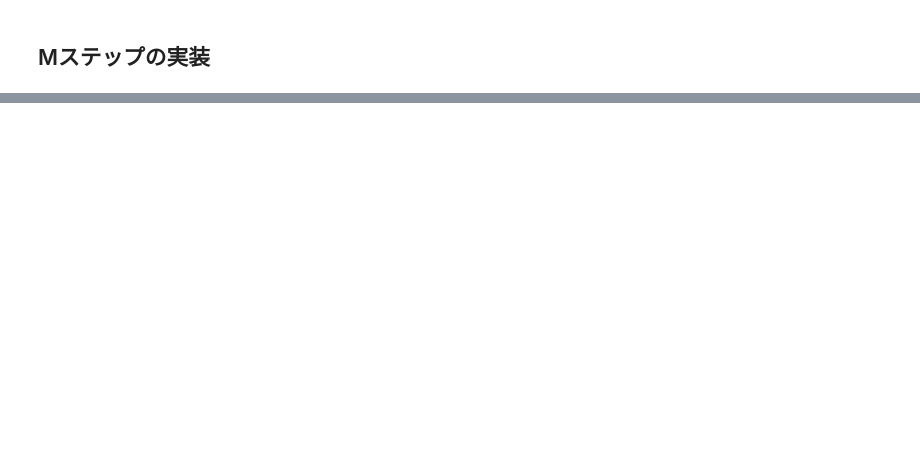
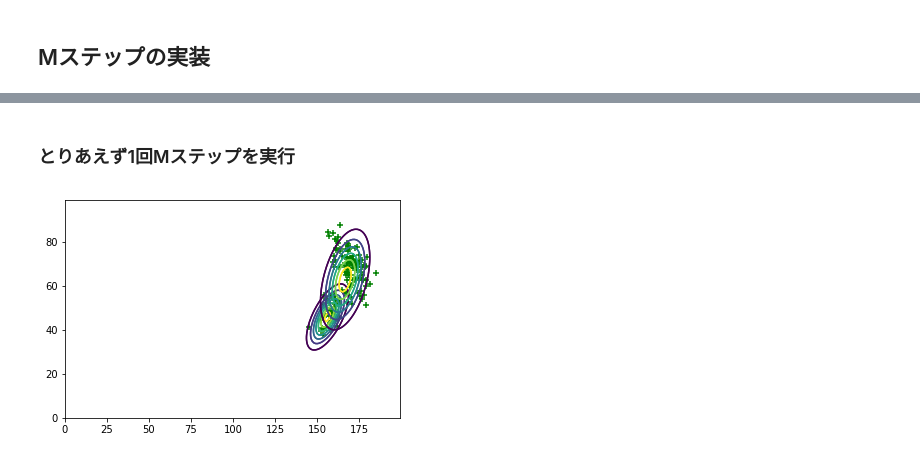
Before and after one commit to ryuichiueda/probrobo_practice, a Jupyter notebook: EM_algorithm_for_mixture_of_two_Gaussians/EM_algorithm_for_mixture_of_two_Gaussians.ipynb, the cells around one changed output, grey strips where cells are left out. Saved outputs shown, nothing was run; the diff lists cells and outputs as text; code cells hidden in the pictures; blank space fills up the shorter version.

```diff
--- a/EM_algorithm_for_mixture_of_two_Gaussians/EM_algorithm_for_mixture_of_two_Gaussians.ipynb
+++ b/EM_algorithm_for_mixture_of_two_Gaussians/EM_algorithm_for_mixture_of_two_Gaussians.ipynb
@@ -86,0 +88,27 @@ print(gamma)
+# %%
+N = len(samples[0])
+
+def maximization_step(k,mus,covs,pis,gammas):
+    N_k = sum ( [ gammas[n][k] for n in range(N) ])
+    tmp_x = sum ( [ gammas[n][k] * samples[0][n] for n in range(N) ]) / N_k
+    tmp_y = sum ( [ gammas[n][k] * samples[1][n] for n in range(N) ]) / N_k
+
+    mu = [tmp_x,tmp_y]
+
+    sigma = np.array([[0.0,0.0],[0.0,0.0]])
+    for n in range(N):
+        x = np.array([samples[0][n],samples[1][n]])
+        d = (np.array([[samples[0][n],samples[1][n]]]) - np.array([mu])).T
+        sigma += gammas[n][k] / N_k * d.dot(d.T)
+
+    return mu, sigma, N_k/N
+# %% [markdown]
+### とりあえず1回Mステップを実行
+# %%
+for k in range(K):
+    mus[k], covs[k], mixing_coefs[k] = maximization_step(k,mus,covs,mixing_coefs,gammas)
+    distributions[k] = set_distribution(mus[k],covs[k])
+
+draw(distributions,samples)
+# %% [output]
+[figure, added]
```
Also changed, not shown: parts of 8 cells of this notebook.
